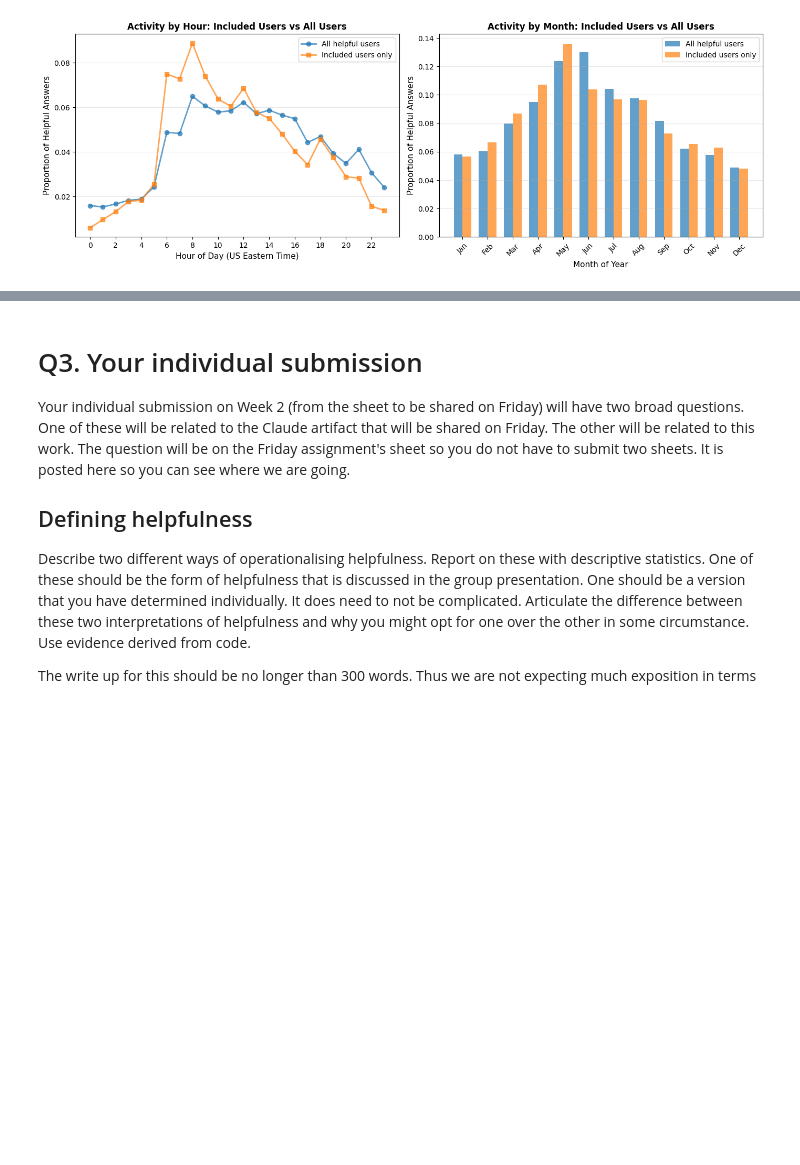
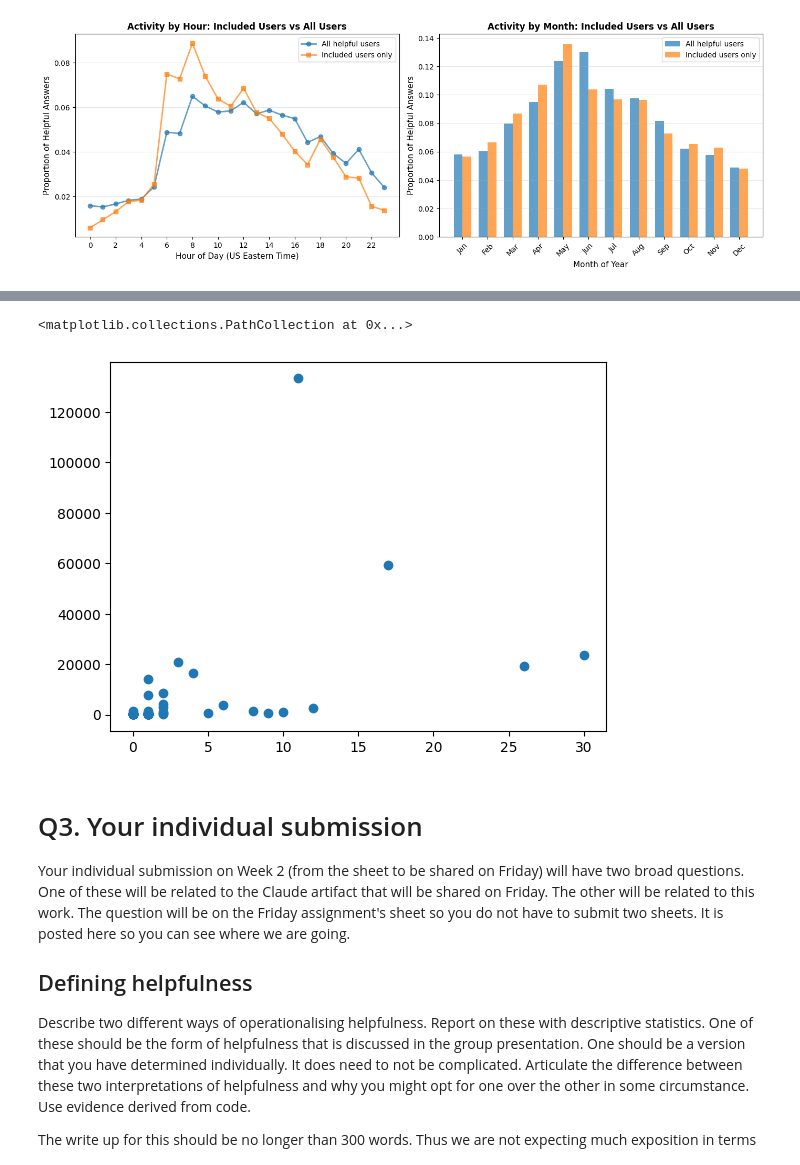
Before and after one commit to isaacbacker/GroupPres_SDS, a Jupyter notebook: Notebooks/fsds25_ex_wk01d02.ipynb, the cells around one changed output, grey strips where cells are left out. Cells and saved outputs as stored; diff of their text form; code cells hidden in the pictures; blank space fills up the shorter version.

Commit message:
Add reputation comparison + some cleanup

```diff
--- a/Notebooks/fsds25_ex_wk01d02.ipynb
+++ b/Notebooks/fsds25_ex_wk01d02.ipynb
@@ -537,0 +621,4 @@ Proportion of all helpful answers: 49.1%
+# %%
+last_year = question_df[(question_df['month'] >= '2023-03-01') & (question_df['month'] <= '2024-03-01')]
+last_year = last_year.groupby(['OwnerUserId_y'])['is_helpful'].sum().reset_index().rename(columns={'is_helpful': 'num_helpful_answers'})
+last_year.head()
@@ -538,3 +632,10 @@ Proportion of all helpful answers: 49.1%
+# %%
+question_user = pd.merge(left=last_year, right=user_df, how='left', left_on='OwnerUserId_y', right_on='Id')
+# %%
+plt.scatter(question_user['num_helpful_answers'], question_user['Reputation'])
+# %% [output]
+<matplotlib.collections.PathCollection at 0x...>
+[figure, added]
 # %% [markdown]
 # Q3. Your individual submission
 
```
Also changed, not shown: parts of 16 cells of this notebook.
